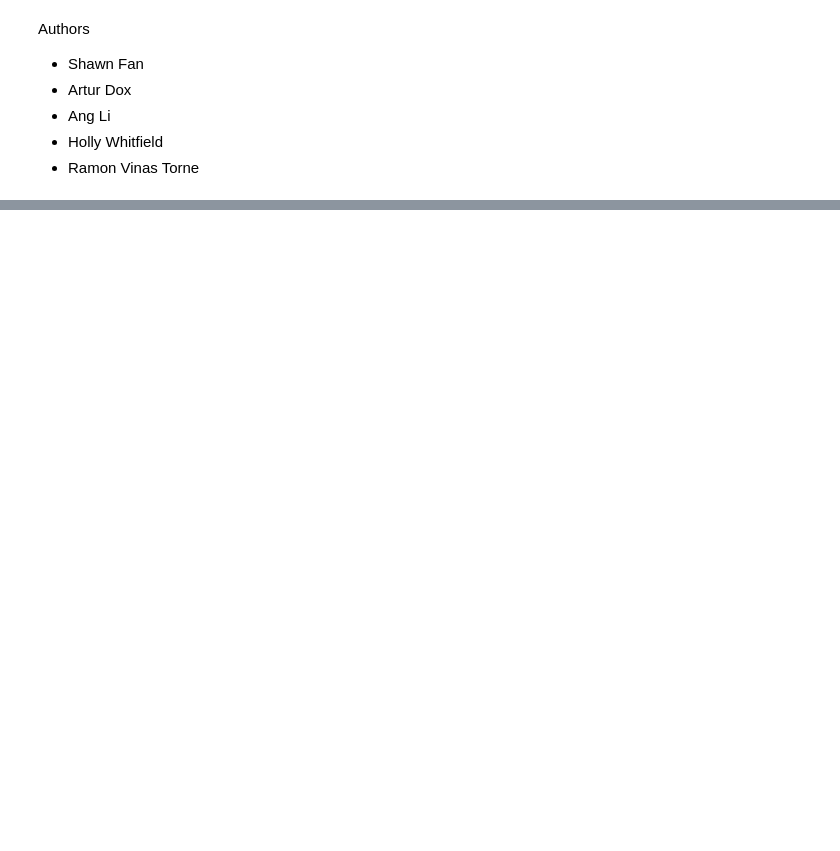
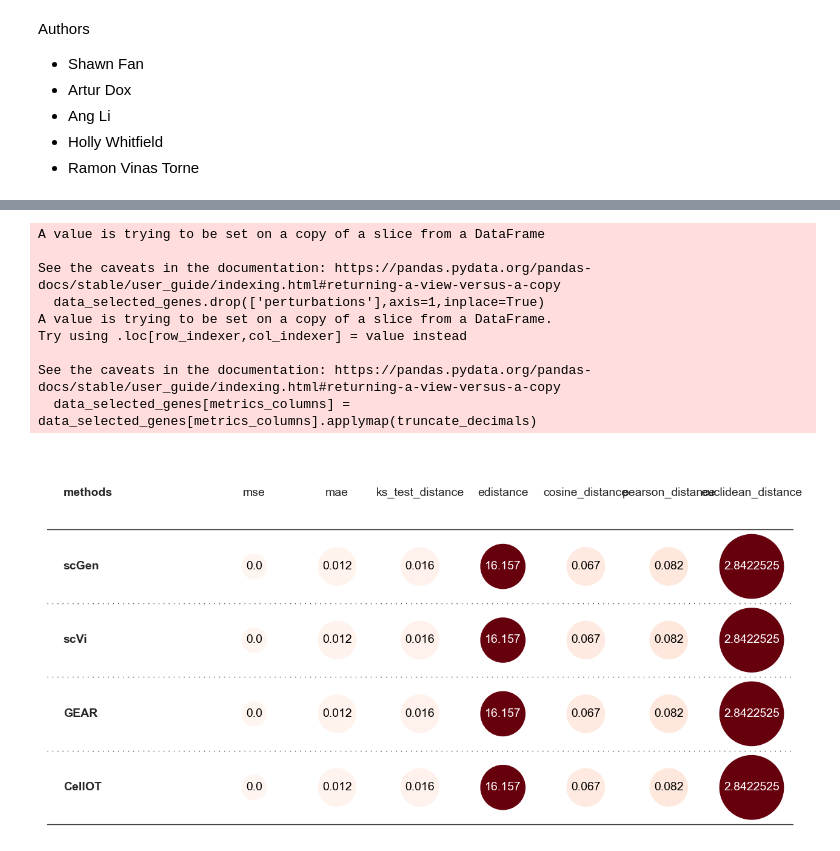
Before and after one commit to chanzuckerberg/scEvalsJam, a Jupyter notebook: metrics/metrics_demo.ipynb, the cells around one changed output, grey strips where cells are left out. Drawn from its saved outputs; the diff is of its cells as text; code cells hidden in the pictures; blank space fills up the shorter version.

```diff
--- a/metrics/metrics_demo.ipynb
+++ b/metrics/metrics_demo.ipynb
@@ -68,0 +124,53 @@ results_df
+# %%
+shuffeled_adata_list = []
+for i in range(4):
+    shuffeled_adata = adata_pred.copy()
+    np.random.shuffle(shuffeled_adata.X.toarray())
+    shuffeled_adata_list.append(shuffeled_adata)
+# %%
+results_df_list = []
+for shuffeled_adata in shuffeled_adata_list:
+    # Run DE analysis
+    de_genes_gt = get_de_genes(adata_control, adata_gt,
+                            method = "wilcoxon",
+                            top_k = 100,
+                            groupby_key = 'perturbation_name')
+    de_genes_pred = get_de_genes(adata_control, adata_pred,
+                                method = "wilcoxon",
+                                top_k = 100,
+                                groupby_key = 'perturbation_name')
+
+    ### --- Calculate metrics per scenario
+    unique_perturbations = adata_subset.obs['perturbation_name'].unique()
+
+    ## Calculate metrics
+    results_list = [calc_metrics(adata_gt, adata_pred, adata_control,
+                                pert, metric_dict,
+                                de_genes_gt, de_genes_pred,
+                                de_subset = None) for pert in tqdm(unique_perturbations)]
+    ## Build dataframe
+    results_df = pd.DataFrame(results_list,
+                            index=[i for i in unique_perturbations],
+                            columns=list(metric_dict.keys())+["Jaccard_de_up", "Jaccard_de_dn"])
+
+    ## Remove redundant metrics
+    redundant_column_mask = results_df.columns.str.contains('ec') & results_df.columns.str.contains('mse|mae|euclidean_distance|bhattacharyya_distance')
+    results_df = results_df.loc[:, ~redundant_column_mask]
+    results_df_list.append(results_df)
+
+results_shuffeled = pd.concat(results_df_list)
+# %%
+results = results_shuffeled.copy()
+results['methods'] = ['scGen','scGen','scVi','scVi','GEAR','GEARS','CellOT','CellOT']
+plot_metrics(results,['FOXA1'],['mse','mae','ks_test_distance','edistance','cosine_distance','pearson_distance','euclidean_distance'])
+# %% [output]
+A value is trying to be set on a copy of a slice from a DataFrame
+
+See the caveats in the documentation: https://pandas.pydata.org/pandas-docs/stable/user_guide/indexing.html#returning-a-view-versus-a-copy
+  data_selected_genes.drop(['perturbations'],axis=1,inplace=True)
+A value is trying to be set on a copy of a slice from a DataFrame.
+Try using .loc[row_indexer,col_indexer] = value instead
+
+See the caveats in the documentation: https://pandas.pydata.org/pandas-docs/stable/user_guide/indexing.html#returning-a-view-versus-a-copy
+  data_selected_genes[metrics_columns] = data_selected_genes[metrics_columns].applymap(truncate_decimals)
+[figure, added]
```
Also changed, not shown: parts of 8 cells of this notebook.
